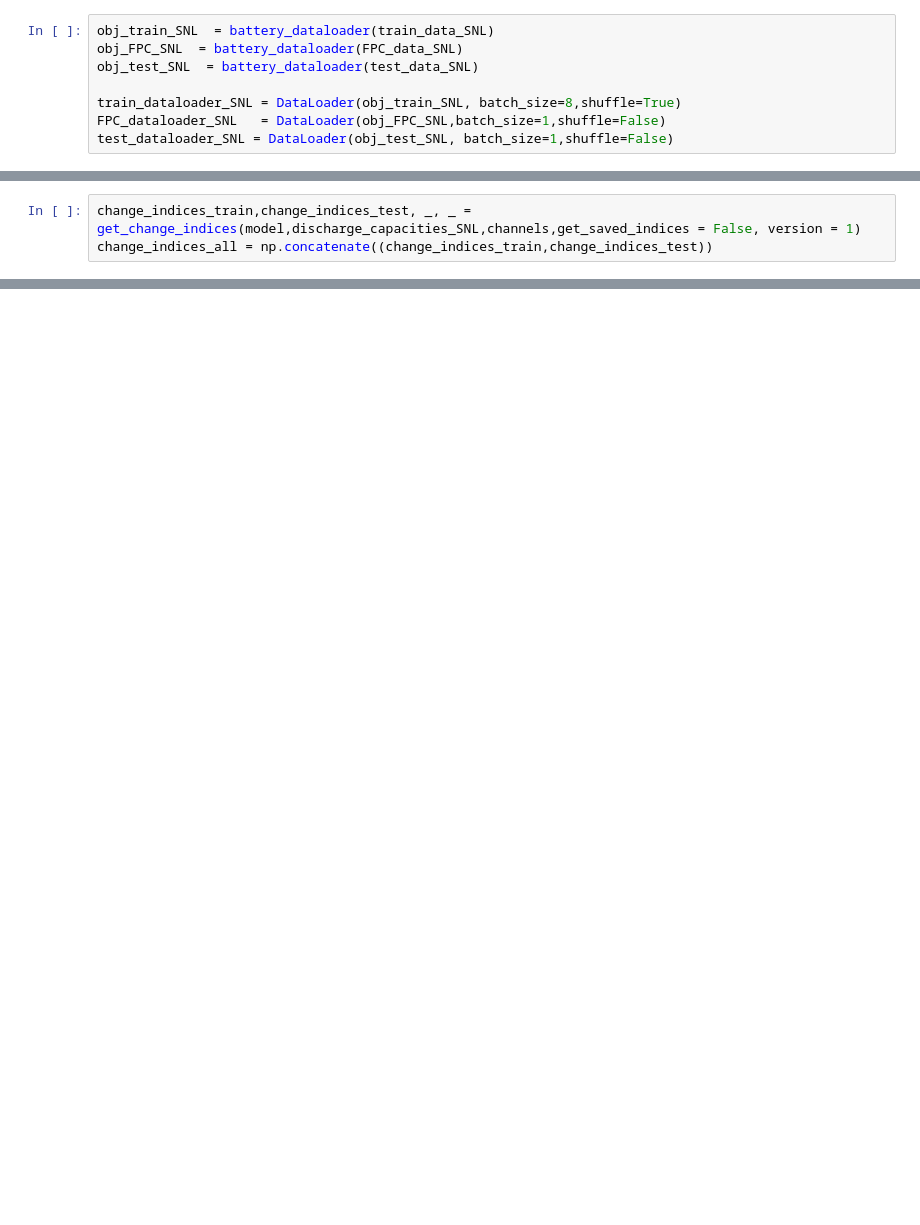
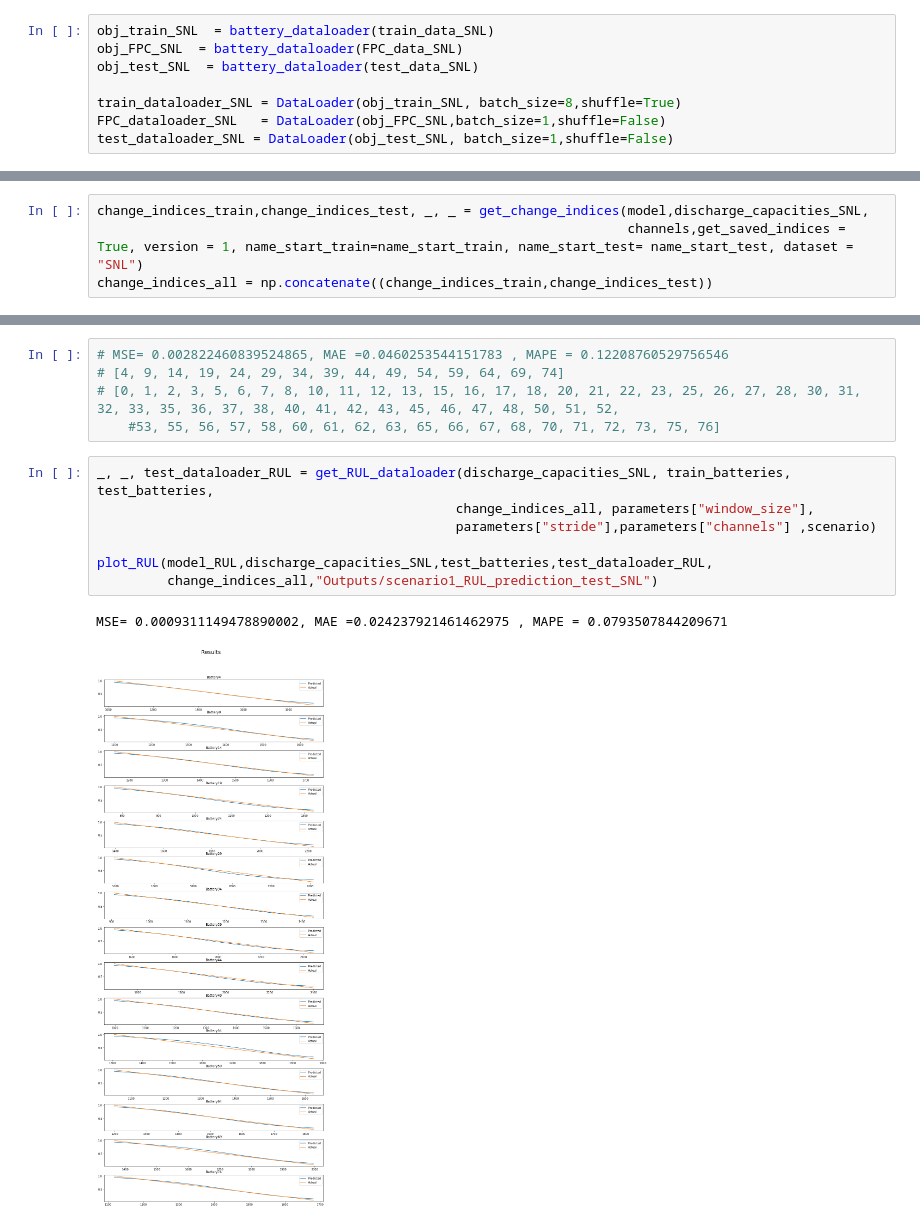
Before and after one commit to Dhruvadityamittal/RUL_Prediction_DFKI, a Jupyter notebook: FPC_Prediction/load_energy_science_data.ipynb, the cells around one changed output, grey strips where cells are left out. Saved outputs shown, nothing was run; the diff lists cells and outputs as text; blank space fills up the shorter version.

```diff
--- a/FPC_Prediction/load_energy_science_data.ipynb
+++ b/FPC_Prediction/load_energy_science_data.ipynb
@@ -316,4 +267,5 @@ _,_ = get_fpc(model,batteries,discharge_capacities_SNL,FPC_data_dict_SNL,True, T
 # %%
-change_indices_train,change_indices_test, _, _ = get_change_indices(model,discharge_capacities_SNL,channels,get_saved_indices = False, version = 1)
+change_indices_train,change_indices_test, _, _ = get_change_indices(model,discharge_capacities_SNL,
+                                                                    channels,get_saved_indices = True, version = 1, name_start_train=name_start_train, name_start_test= name_start_test, dataset = "SNL")
 change_indices_all = np.concatenate((change_indices_train,change_indices_test))
 # %% [output]
@@ -327,0 +349,15 @@ Mean FPC for Training is 84.53056956643795and Test is 74.56136361794758 :
+# %%
+# MSE= 0.002822460839524865, MAE =0.0460253544151783 , MAPE = 0.12208760529756546
+# [4, 9, 14, 19, 24, 29, 34, 39, 44, 49, 54, 59, 64, 69, 74]
+# [0, 1, 2, 3, 5, 6, 7, 8, 10, 11, 12, 13, 15, 16, 17, 18, 20, 21, 22, 23, 25, 26, 27, 28, 30, 31, 32, 33, 35, 36, 37, 38, 40, 41, 42, 43, 45, 46, 47, 48, 50, 51, 52,
+    #53, 55, 56, 57, 58, 60, 61, 62, 63, 65, 66, 67, 68, 70, 71, 72, 73, 75, 76]
+# %%
+_, _, test_dataloader_RUL = get_RUL_dataloader(discharge_capacities_SNL, train_batteries, test_batteries,
+                                              change_indices_all, parameters["window_size"],
+                                              parameters["stride"],parameters["channels"] ,scenario)
+
+plot_RUL(model_RUL,discharge_capacities_SNL,test_batteries,test_dataloader_RUL,
+         change_indices_all,"Outputs/scenario1_RUL_prediction_test_SNL")
+# %% [output]
+MSE= 0.0009311149478890002, MAE =0.024237921461462975 , MAPE = 0.0793507844209671
+[figure, added]
```
Also changed, not shown: parts of 14 cells of this notebook, 39 other files.
